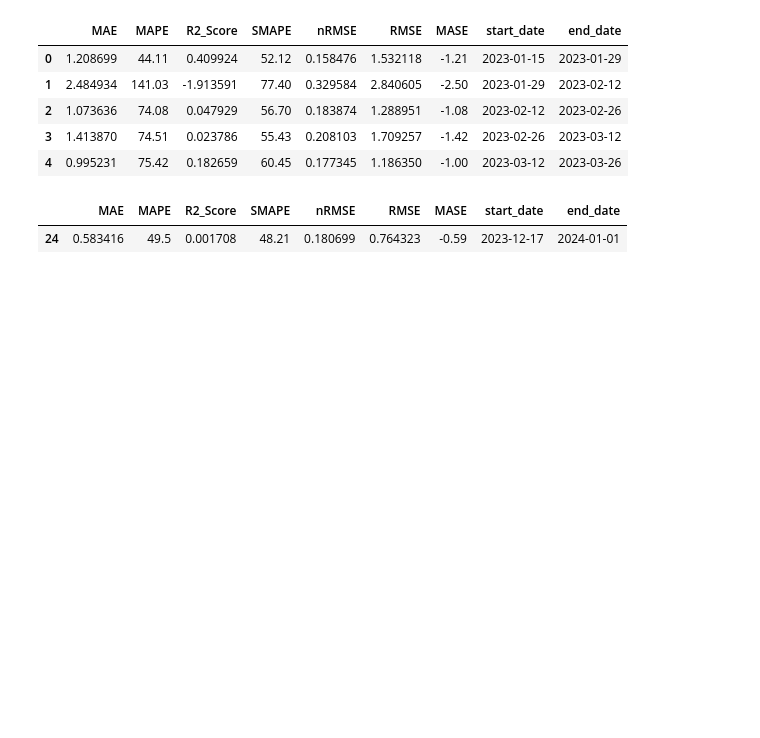
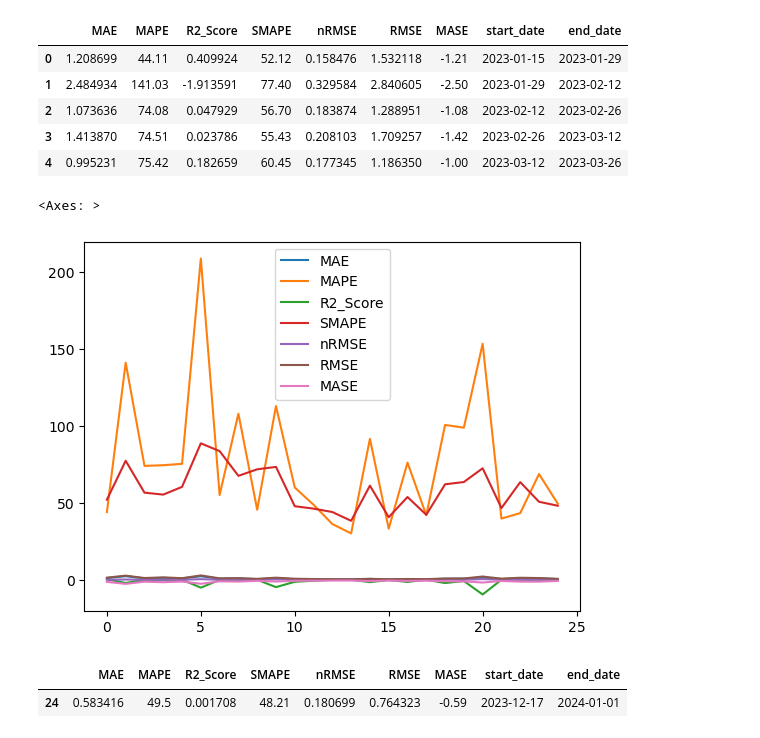
Before and after one commit to Xnsam/timeseries_data, a Jupyter notebook: notebooks/reza_experiment_1.ipynb, the cells around one changed output. Saved outputs shown, nothing was run; the diff lists cells and outputs as text; code cells hidden in the pictures; blank space fills up the shorter version.

```diff
--- a/notebooks/reza_experiment_1.ipynb
+++ b/notebooks/reza_experiment_1.ipynb
@@ -112,8 +112,8 @@ def sliding_window_validation(
             no_data.append((v_start_date, v_end_date))
 
         # update the dates
-        t_start_date = t_start_date + timedelta(days=window_size)
-        t_end_date = t_end_date + timedelta(days=window_size)
+        t_start_date = v_start_date
+        t_end_date = v_end_date
         v_start_date = t_end_date
         v_end_date = v_start_date + timedelta(days=window_size)
         progress_bar.update(1)
@@ -143,6 +143,11 @@ validation_metrics.head()
 | 2 | 1.073636 | 74.08 | 0.047929 | 56.70 | 0.183874 | 1.288951 | -1.08 | 2023-02-12 | 2023-02-26 |
 | 3 | 1.413870 | 74.51 | 0.023786 | 55.43 | 0.208103 | 1.709257 | -1.42 | 2023-02-26 | 2023-03-12 |
 | 4 | 0.995231 | 75.42 | 0.182659 | 60.45 | 0.177345 | 1.186350 | -1.00 | 2023-03-12 | 2023-03-26 |
+# %%
+validation_metrics.plot()
+# %% [output]
+<Axes: >
+[figure, added]
 # %%
 validation_metrics.tail(1)
 # %% [output]
```
Also changed, not shown: parts of 1 cell of this notebook.
